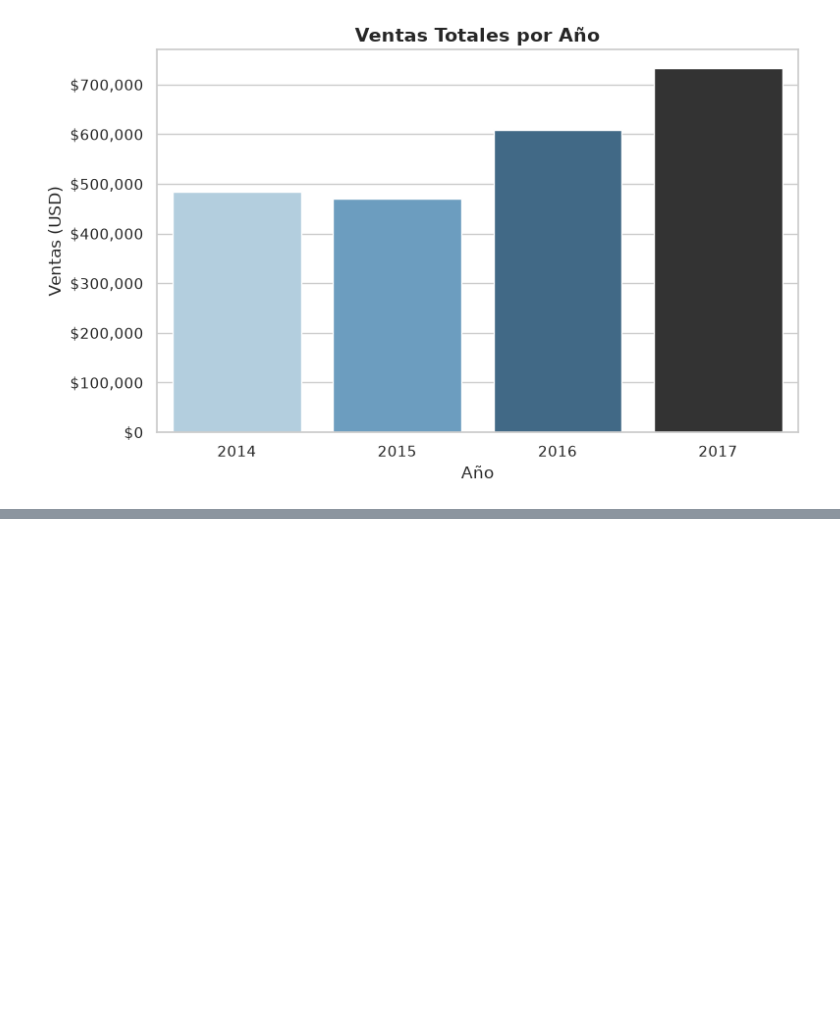
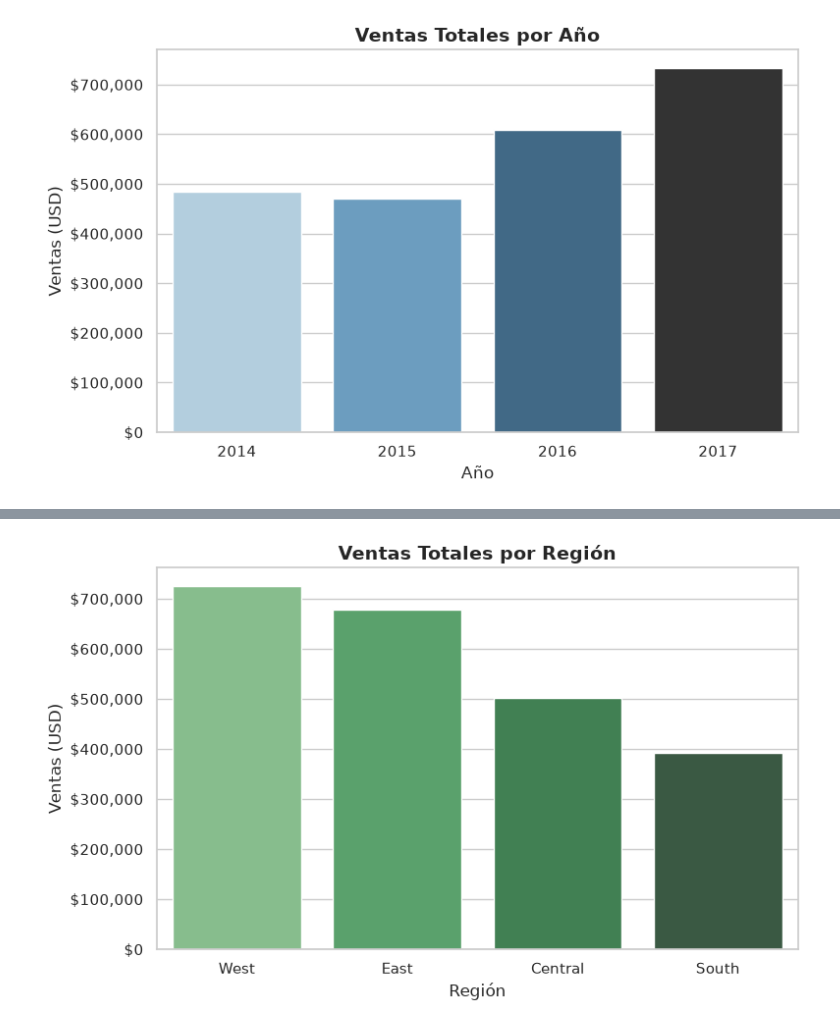
Before and after one commit to edusnow02/proyecto-ventas, a Jupyter notebook: notebooks/analisis_ventas.ipynb, the cells around one changed output, grey strips where cells are left out. Saved outputs shown, nothing was run; the diff lists cells and outputs as text; code cells hidden in the pictures; blank space fills up the shorter version.

```diff
--- a/notebooks/analisis_ventas.ipynb
+++ b/notebooks/analisis_ventas.ipynb
@@ -328,0 +385,23 @@ plt.show()
+# %%
+# ── Celda 23: Gráfico 4 — Ventas por región ──────────────────────────
+fig, ax = plt.subplots(figsize=(8, 5))
+
+sns.barplot(
+    data=sales_by_region.sort_values("Total_Sales", ascending=False),
+    x="Region",
+    y="Total_Sales",
+    hue = "Region",
+    palette="Greens_d",
+    ax=ax
+)
+
+ax.set_title("Ventas Totales por Región", fontsize=14, fontweight="bold")
+ax.set_xlabel("Región")
+ax.set_ylabel("Ventas (USD)")
+ax.yaxis.set_major_formatter(plt.FuncFormatter(lambda x, _: f"${x:,.0f}"))
+
+plt.tight_layout()
+plt.savefig("../outputs/graphics/ventas_region.png", dpi=150)
+plt.show()
+# %% [output]
+[figure, added]
```
Also changed, not shown: parts of 3 cells of this notebook.
